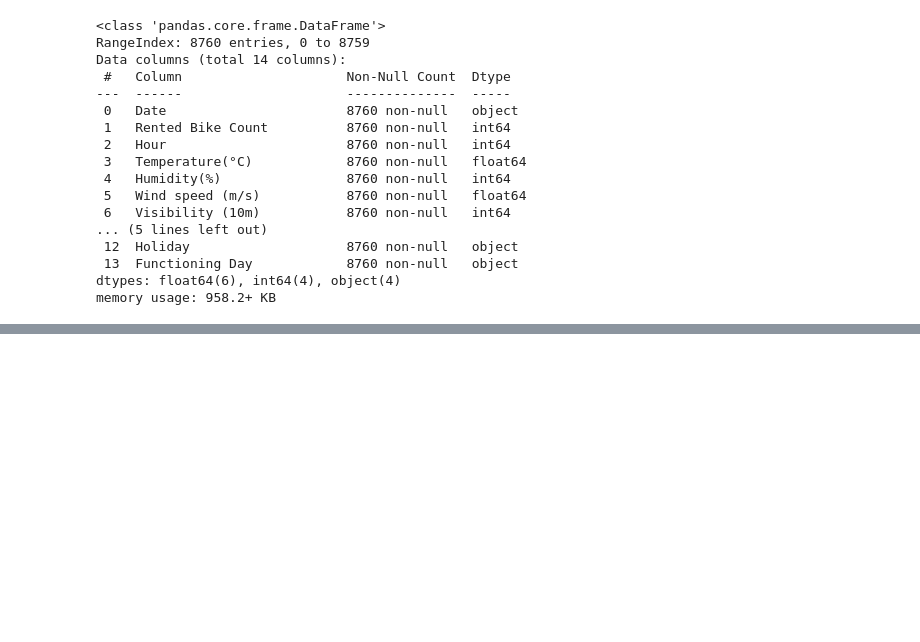
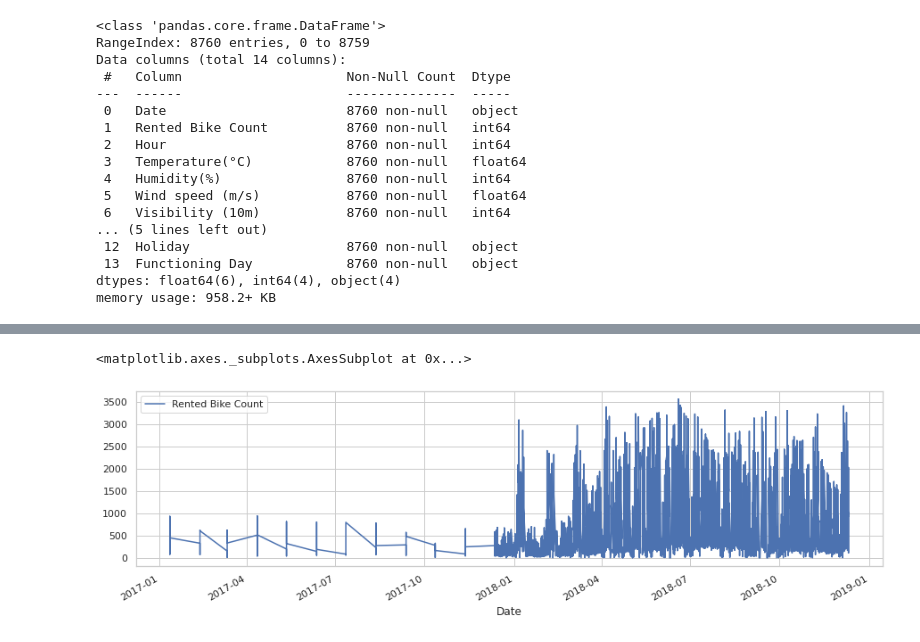
Before and after one commit to MeghanaRanganath98/ML-Capstone-project-Regression, a Jupyter notebook: Meghana_RS_Bike_Sharing_Demand_Prediction_Capstone_Project.ipynb, the cells around one changed output, grey strips where cells are left out. Saved outputs shown, nothing was run; the diff lists cells and outputs as text; code cells hidden in the pictures; blank space fills up the shorter version.

```diff
--- a/Meghana_RS_Bike_Sharing_Demand_Prediction_Capstone_Project.ipynb
+++ b/Meghana_RS_Bike_Sharing_Demand_Prediction_Capstone_Project.ipynb
@@ -102,0 +176,10 @@ memory usage: 958.2+ KB
+# %%
+# Create days and months as new features
+dates = df.Date
+days = [date.weekday() for date in dates]
+months = [date.month for date in dates]
+
+df['day'] = days
+df['month'] = months
+
+df
@@ -102,0 +200,5 @@ memory usage: 958.2+ KB
+# %%
+df.plot(x='Date', y='Rented Bike Count', figsize=(15,4))
+# %% [output]
+<matplotlib.axes._subplots.AxesSubplot at 0x...>
+[figure, added]
```
Also changed, not shown: parts of 23 cells of this notebook.
